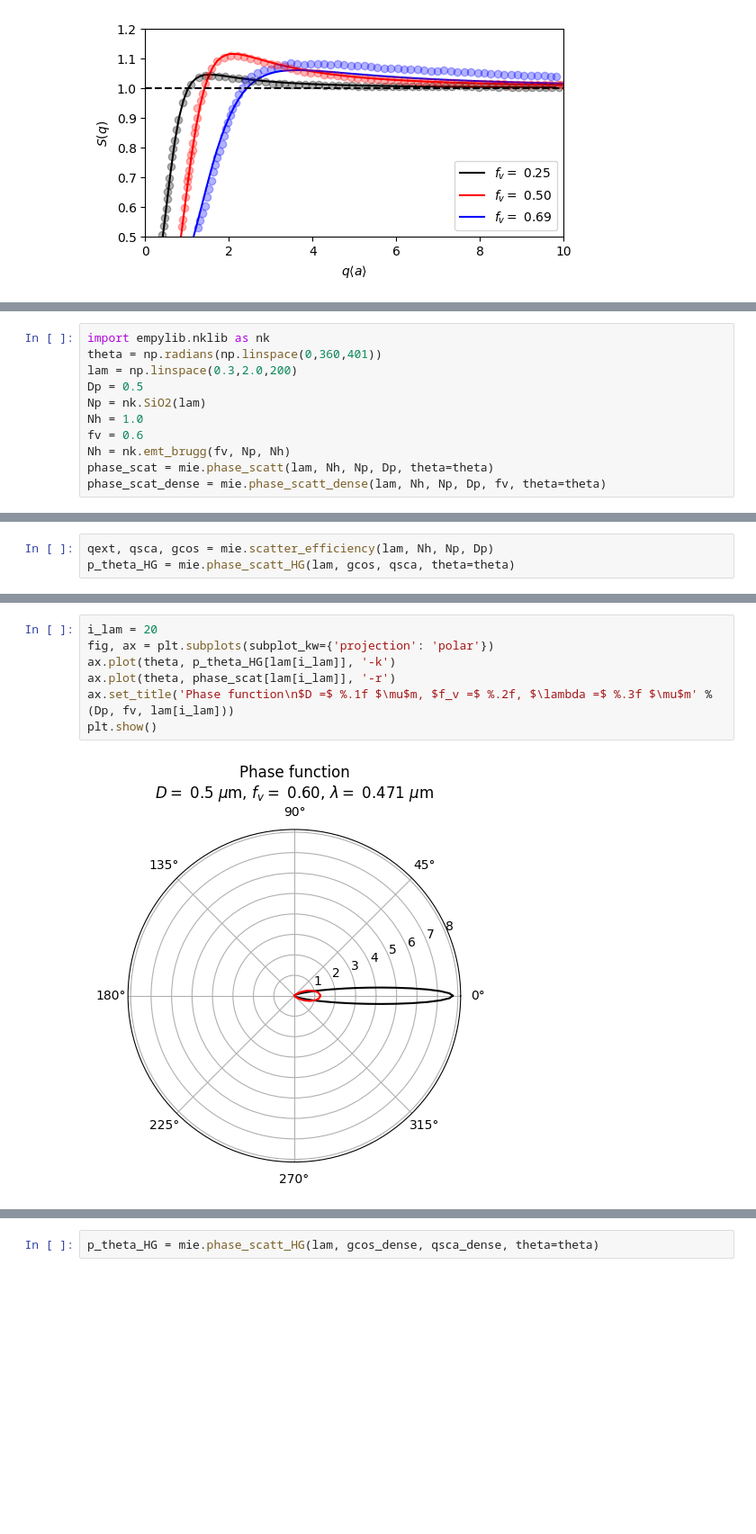
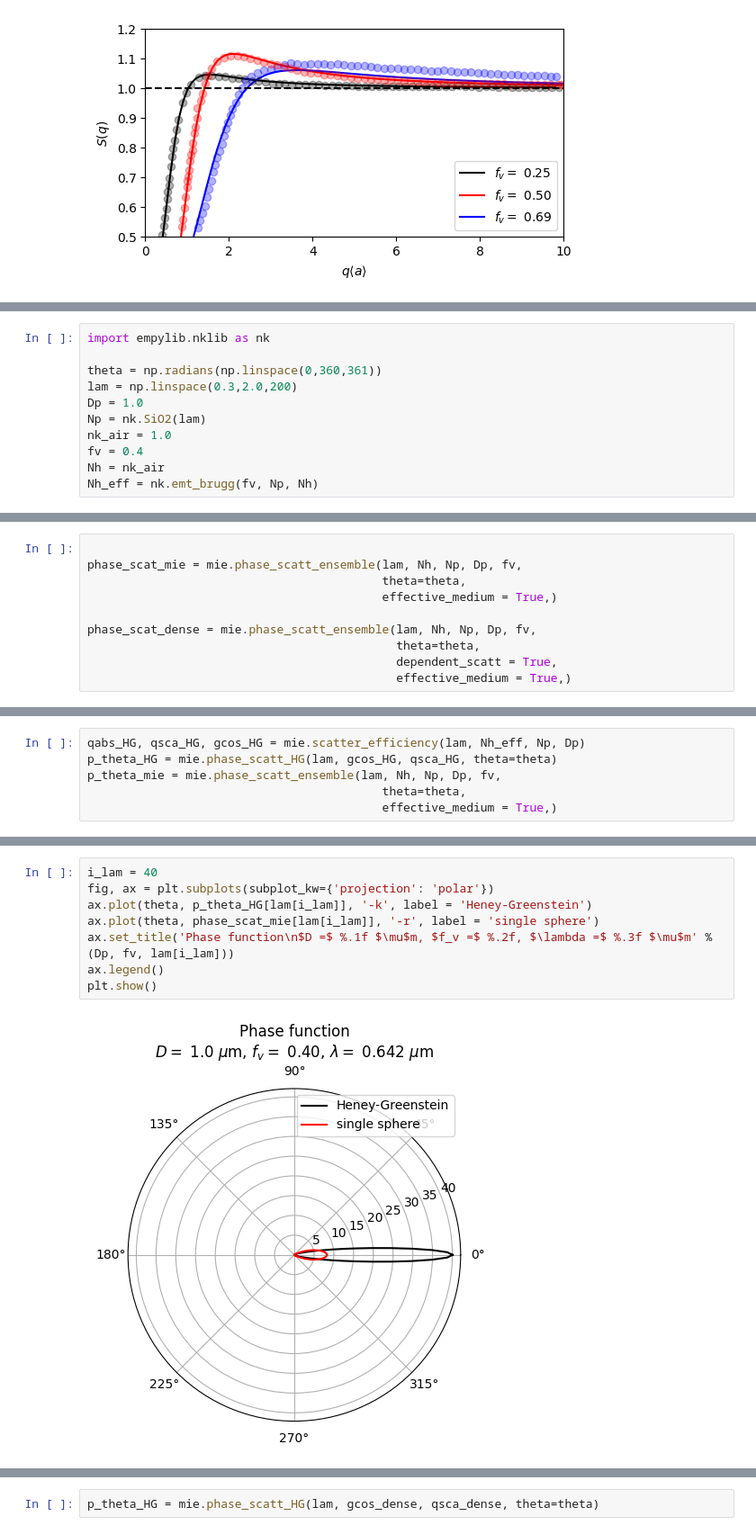
Before and after one commit to radphen-lab/empylib, a Jupyter notebook: docs/Percus-Yevick.ipynb, the cells around one changed output, grey strips where cells are left out. Shown at 90% size. Drawn from its saved outputs; the diff is of its cells as text; blank space fills up the shorter version.

```diff
--- a/docs/Percus-Yevick.ipynb
+++ b/docs/Percus-Yevick.ipynb
@@ -88,11 +128,11 @@ plt.show()
 # %%
 import empylib.nklib as nk
-theta = np.radians(np.linspace(0,360,401))
+
+theta = np.radians(np.linspace(0,360,361))
 lam = np.linspace(0.3,2.0,200)
-Dp = 0.5
+Dp = 1.0
 Np = nk.SiO2(lam)
-Nh = 1.0
-fv = 0.6
-Nh = nk.emt_brugg(fv, Np, Nh)
-phase_scat = mie.phase_scatt(lam, Nh, Np, Dp, theta=theta)
-phase_scat_dense = mie.phase_scatt_dense(lam, Nh, Np, Dp, fv, theta=theta)
+nk_air = 1.0
+fv = 0.4
+Nh = nk_air
+Nh_eff = nk.emt_brugg(fv, Np, Nh)
@@ -103 +151,11 @@ AttributeError: module 'empylib.miescattering' has no attribute 'phase_scatt'
+# %%
+
+phase_scat_mie = mie.phase_scatt_ensemble(lam, Nh, Np, Dp, fv,
+                                          theta=theta,
+                                          effective_medium = True,)
+
+phase_scat_dense = mie.phase_scatt_ensemble(lam, Nh, Np, Dp, fv,
+                                            theta=theta,
+                                            dependent_scatt = True,
+                                            effective_medium = True,)
 # %%
@@ -140,3 +271,6 @@ We want to validate the Heyney-Greenstein model. If correct the extracted scatte
 # %%
-qext, qsca, gcos = mie.scatter_efficiency(lam, Nh, Np, Dp)
-p_theta_HG = mie.phase_scatt_HG(lam, gcos, qsca, theta=theta)
+qabs_HG, qsca_HG, gcos_HG = mie.scatter_efficiency(lam, Nh_eff, Np, Dp)
+p_theta_HG = mie.phase_scatt_HG(lam, gcos_HG, qsca_HG, theta=theta)
+p_theta_mie = mie.phase_scatt_ensemble(lam, Nh, Np, Dp, fv,
+                                          theta=theta,
+                                          effective_medium = True,)
@@ -163,9 +315,10 @@ plt.show()
 # %%
-i_lam = 20
+i_lam = 40
 fig, ax = plt.subplots(subplot_kw={'projection': 'polar'})
-ax.plot(theta, p_theta_HG[lam[i_lam]], '-k')
-ax.plot(theta, phase_scat[lam[i_lam]], '-r')
+ax.plot(theta, p_theta_HG[lam[i_lam]], '-k', label = 'Heney-Greenstein')
+ax.plot(theta, phase_scat_mie[lam[i_lam]], '-r', label = 'single sphere')
 ax.set_title('Phase function\n$D =$ %.1f $\mu$m, $f_v =$ %.2f, $\lambda =$ %.3f $\mu$m' % (Dp, fv, lam[i_lam]))
+ax.legend()
 plt.show()
 # %% [output]
-[figure, old version]
+[figure, new version]
```
Also changed, not shown: parts of 28 cells of this notebook, 19 other files.
